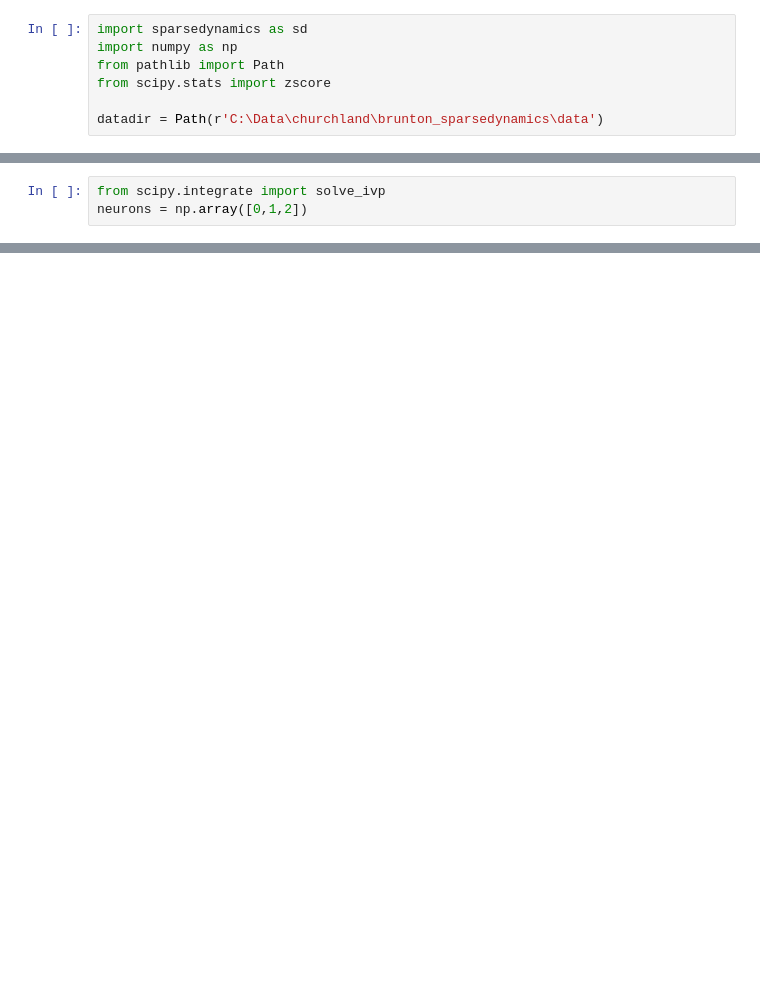
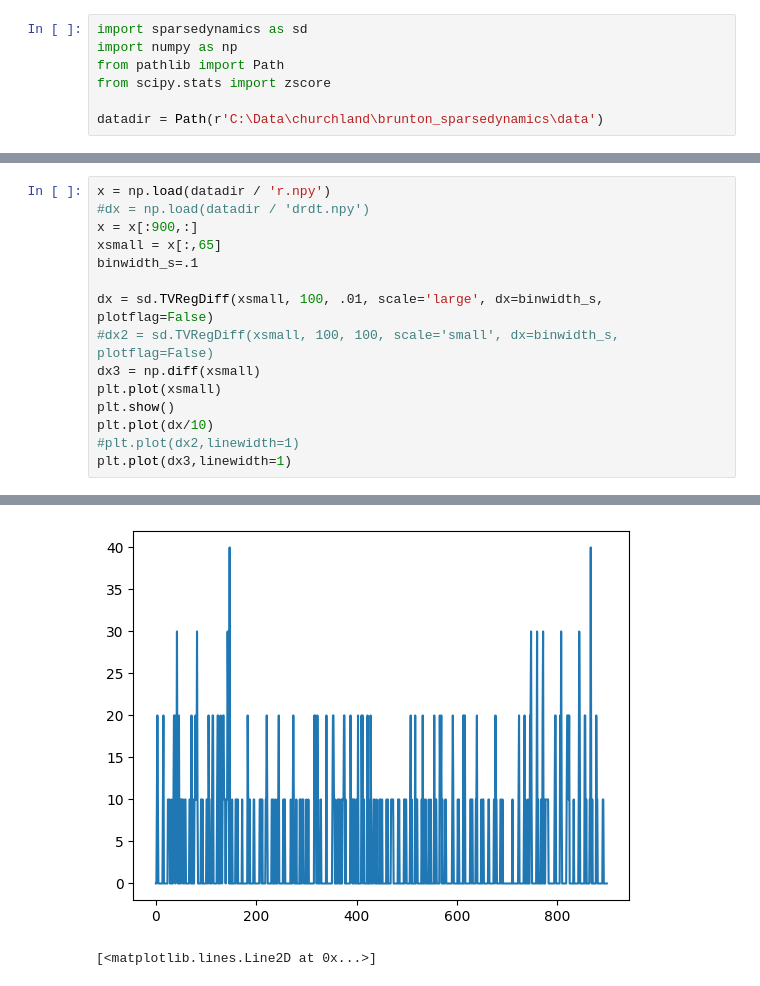
Before and after one commit to mdmelin/brunton_sparsedynamics, a Jupyter notebook: test.ipynb, the cells around one changed output, grey strips where cells are left out. Cells and saved outputs as stored; diff of their text form; blank space fills up the shorter version.

```diff
--- a/test.ipynb
+++ b/test.ipynb
@@ -40,3 +42,16 @@ plt.imshow(Xi, aspect='auto', cmap='bwr', clim = clim)
-# %%
-from scipy.integrate import solve_ivp
-neurons = np.array([0,1,2])
+# %%
+x = np.load(datadir / 'r.npy')
+#dx = np.load(datadir / 'drdt.npy')
+x = x[:900,:]
+xsmall = x[:,65]
+binwidth_s=.1
+
+dx = sd.TVRegDiff(xsmall, 100, .01, scale='large', dx=binwidth_s, plotflag=False)
+#dx2 = sd.TVRegDiff(xsmall, 100, 100, scale='small', dx=binwidth_s, plotflag=False)
+dx3 = np.diff(xsmall)
+plt.plot(xsmall)
+plt.show()
+plt.plot(dx/10)
+#plt.plot(dx2,linewidth=1)
+plt.plot(dx3,linewidth=1)
+# %% [output]
@@ -42,0 +75,2 @@ neurons = np.array([0,1,2])
+[figure, added]
+[<matplotlib.lines.Line2D at 0x...>]
```
Also changed, not shown: parts of 6 cells of this notebook, 1 other file.
